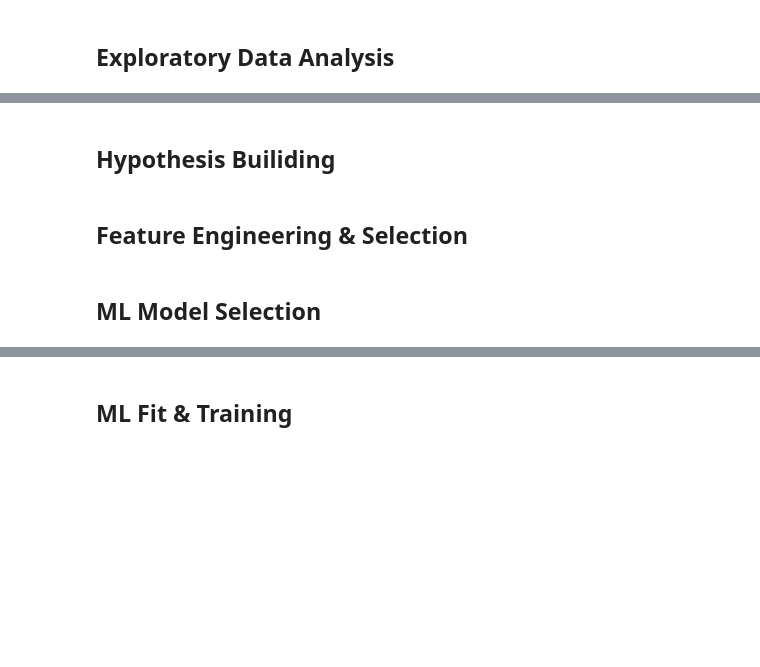
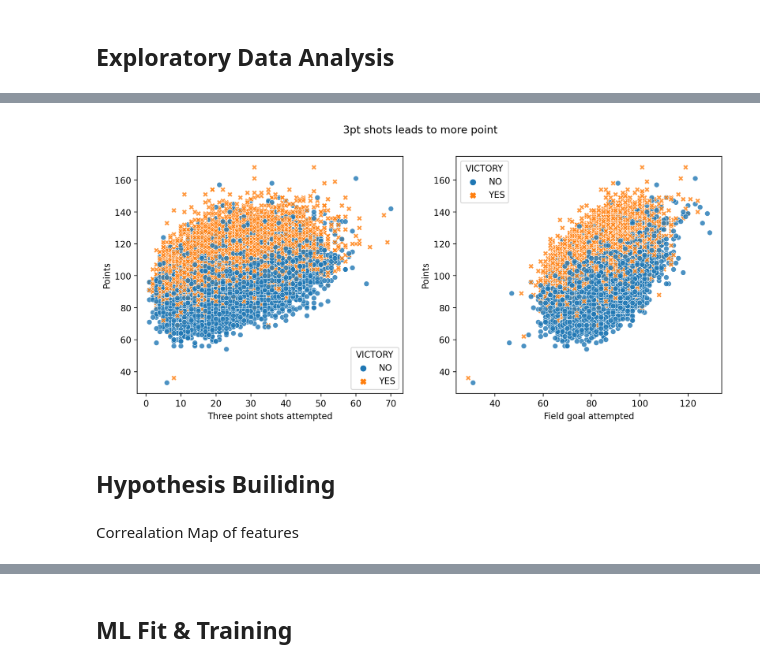
Before and after one commit to Sasmit-ai/NBA-Data-Analysis-Project, a Jupyter notebook: NBA Data Analysis Project.ipynb, the cells around one changed output, grey strips where cells are left out. Saved outputs shown, nothing was run; the diff lists cells and outputs as text; code cells hidden in the pictures; blank space fills up the shorter version.

Commit message:
Develop model and trained ML model

```diff
--- a/NBA Data Analysis Project.ipynb
+++ b/NBA Data Analysis Project.ipynb
@@ -151,6 +243,18 @@ for i in range(0, len(df)-1, 2):
+# %%
+fig, ax = plt.subplots(1,2,figsize=(12,5), dpi=200)
+
+plt.suptitle("3pt shots leads to more point")
+
+sns.scatterplot(ax = ax[0], data = df, y = "PTS", x = "FG3A", hue = "VICTORY",style="VICTORY",alpha=0.8)
+ax[0].set(xlabel="Three point shots attempted", ylabel="Points")
+
+sns.scatterplot(ax = ax[1], data=df, y="PTS", x="FGA", hue="VICTORY",style="VICTORY",alpha=0.8)
+ax[1].set(xlabel="Field goal attempted", ylabel="Points")
+
+plt.show()
+# %% [output]
+[figure, added]
 # %% [markdown]
 ## Hypothesis Builiding
-# %% [markdown]
-## Feature Engineering & Selection
-# %% [markdown]
-## ML Model Selection
+# %% [markdown]
+Correalation Map of features
```
Also changed, not shown: parts of 15 cells of this notebook.
